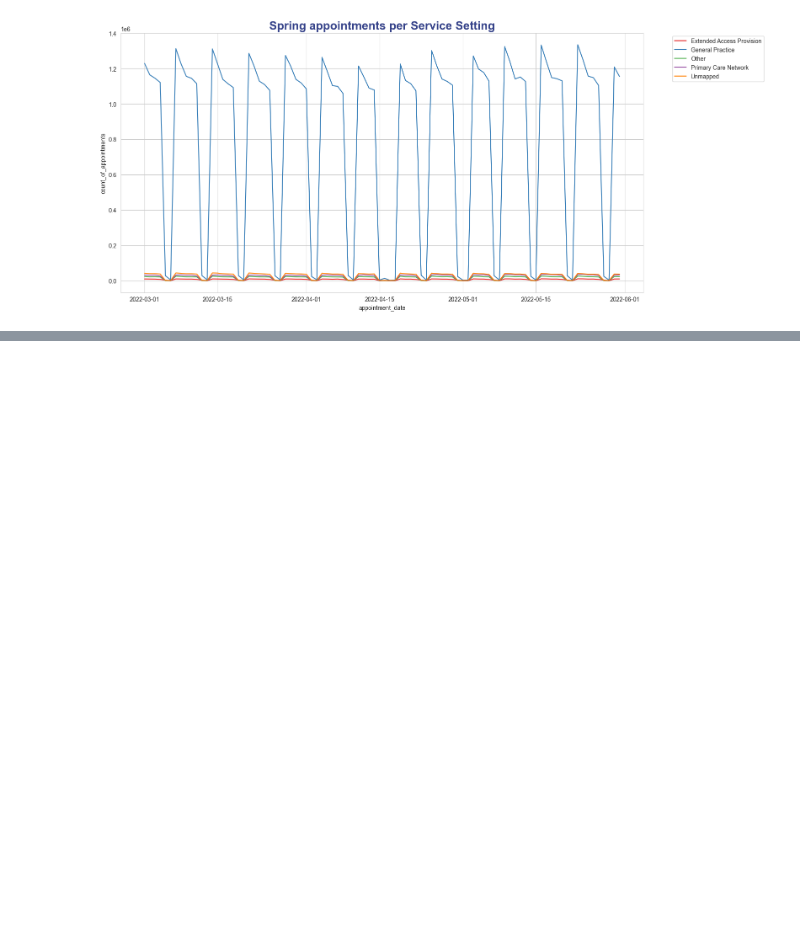
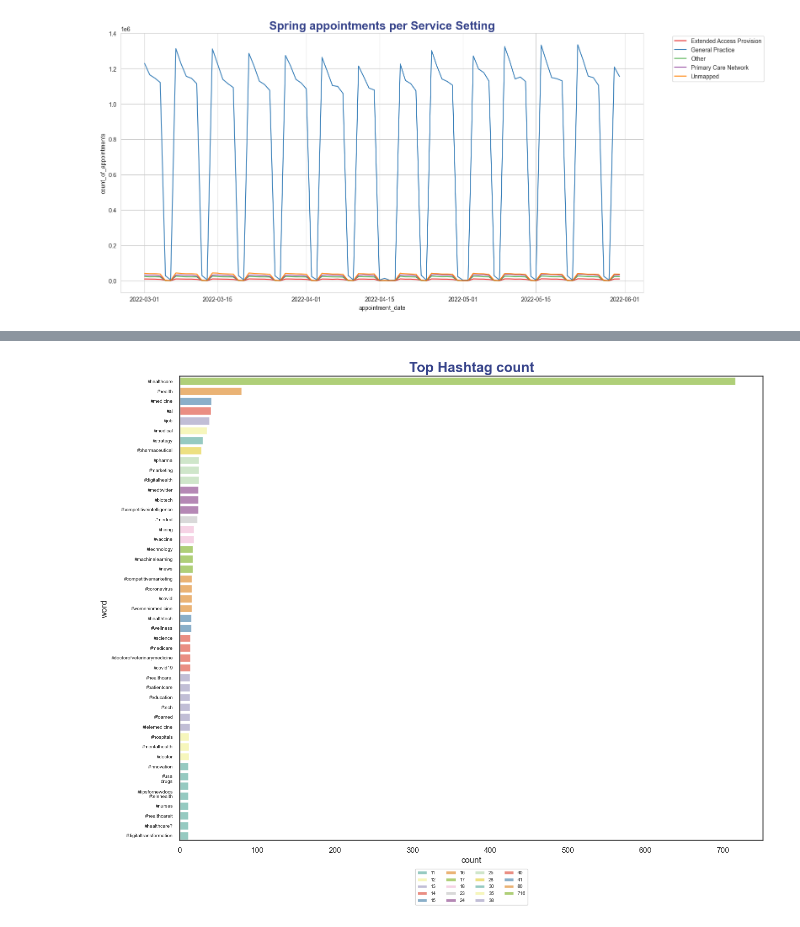
Before and after one commit to DimaBrikach/NHS_Assignment, a Jupyter notebook: Dzmitry_Brykach_DA201_Assignment.ipynb, the cells around one changed output, grey strips where cells are left out. Cells and saved outputs as stored; diff of their text form; code cells hidden in the pictures; blank space fills up the shorter version.

Commit message:
added tweets visualisation

```diff
--- a/Dzmitry_Brykach_DA201_Assignment.ipynb
+++ b/Dzmitry_Brykach_DA201_Assignment.ipynb
@@ -489,0 +547,9 @@ plt.legend(bbox_to_anchor=(1.05, 1),fontsize=10)
+# %%
+# Set figure size.
+sns.set(rc={'figure.figsize':(15, 12)})
+
+# Set the plot style as white.
+sns.set_style('white')
+
+# Maximum column width to display
+pd.options.display.max_colwidth = 200
@@ -489,0 +596,11 @@ plt.legend(bbox_to_anchor=(1.05, 1),fontsize=10)
+# %%
+#Create a variable (tags), and assign an empty list to it.
+from lxml.html.defs import tags
+tag = []
+for y in [x.split(' ') for x in tweets['tweet_full_text'].values]:
+    for z in y:
+        if '#' in z:
+            # Change to lowercase.
+            tag.append(z.lower())
+tag_count = pd.Series(tag).value_counts()
+tag_count.head(30)
@@ -489,0 +625,5 @@ plt.legend(bbox_to_anchor=(1.05, 1),fontsize=10)
+# %%
+#Convert the new Series into a DataFrame (e.g. data). Remember to reset the index.
+tag_data = tag_count.to_frame().reset_index()
+tag_data = tag_data.rename(columns={'index':'word', 0:'count'})
+tag_data
@@ -489,0 +644,4 @@ plt.legend(bbox_to_anchor=(1.05, 1),fontsize=10)
+# %%
+# Display records where the count is larger than 10.
+higher_than_ten = tag_data[tag_data['count'] > 10].reset_index()
+higher_than_ten
@@ -489,0 +666,14 @@ plt.legend(bbox_to_anchor=(1.05, 1),fontsize=10)
+# %%
+sns.barplot(x = 'count', y = 'word', data=higher_than_ten, hue='count', palette='Set3').set_title('Top Hashtag count', fontsize=20, fontweight='bold', color='#36438A', fontfamily='arial')
+plt.legend(bbox_to_anchor=(0.5, -0.1),fontsize=7, ncol=4, loc='center')
+sns.set(rc={'figure.figsize':(15, 15)})
+
+# Set the plot style as white.
+sns.set_style('white')
+
+# Maximum column width to display
+pd.options.display.max_colwidth = 200
+ax = plt.gca()
+ax.tick_params(axis = 'y', labelsize = 7)
+# %% [output]
+[figure, added]
```
Also changed, not shown: parts of 16 cells of this notebook.
